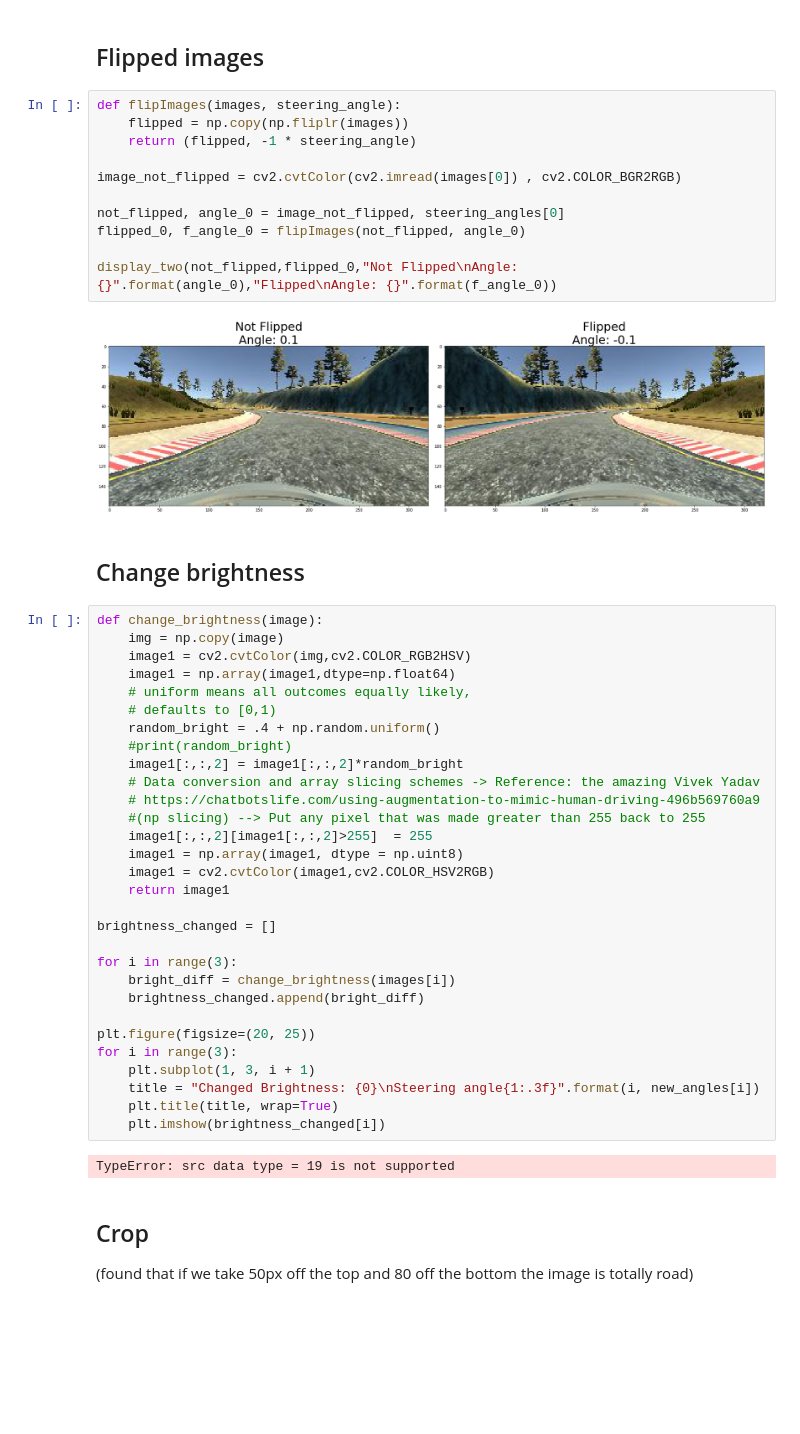
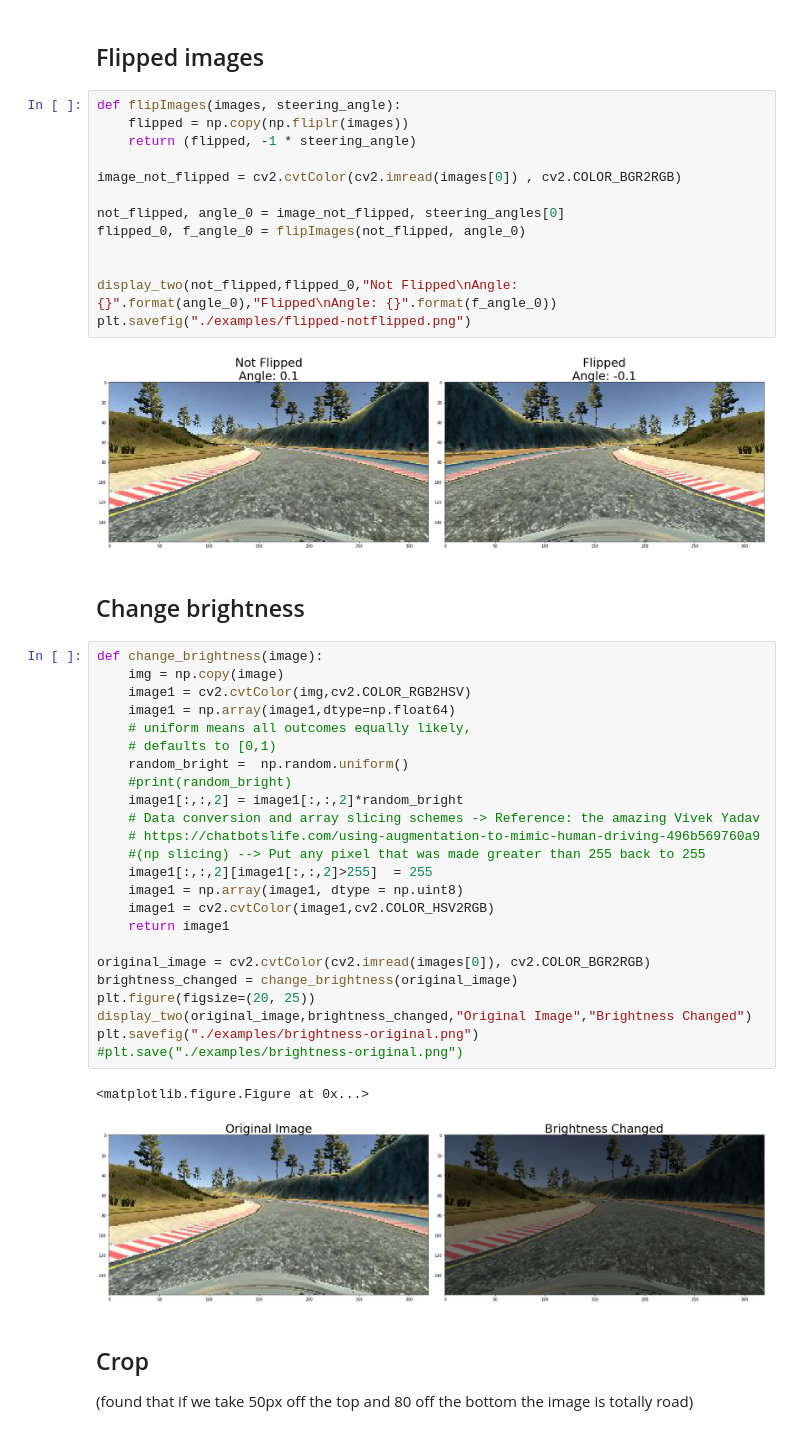
Before and after one commit to leclair-7/CarND-Behavioral-Cloning-P3, a Jupyter notebook: Preprocessing-Concepts.ipynb, the cells around one changed output. Cells and saved outputs as stored; diff of their text form; blank space fills up the shorter version.

```diff
--- a/Preprocessing-Concepts.ipynb
+++ b/Preprocessing-Concepts.ipynb
@@ -105,7 +105,9 @@ image_not_flipped = cv2.cvtColor(cv2.imread(images[0]) , cv2.COLOR_BGR2RGB)
 not_flipped, angle_0 = image_not_flipped, steering_angles[0]
 flipped_0, f_angle_0 = flipImages(not_flipped, angle_0)
 
+
 display_two(not_flipped,flipped_0,"Not Flipped\nAngle: {}".format(angle_0),"Flipped\nAngle: {}".format(f_angle_0))
+plt.savefig("./examples/flipped-notflipped.png")
 # %% [output]
 [figure]
 # %% [markdown]
@@ -113,35 +115,30 @@ display_two(not_flipped,flipped_0,"Not Flipped\nAngle: {}".format(angle_0),"Flip
 # %%
 def change_brightness(image):
     img = np.copy(image)
     image1 = cv2.cvtColor(img,cv2.COLOR_RGB2HSV)
     image1 = np.array(image1,dtype=np.float64)
     # uniform means all outcomes equally likely,
     # defaults to [0,1)
-    random_bright = .4 + np.random.uniform()
+    random_bright =  np.random.uniform()
     #print(random_bright)
     image1[:,:,2] = image1[:,:,2]*random_bright
     # Data conversion and array slicing schemes -> Reference: the amazing Vivek Yadav
     # https://chatbotslife.com/using-augmentation-to-mimic-human-driving-496b569760a9
     #(np slicing) --> Put any pixel that was made greater than 255 back to 255
     image1[:,:,2][image1[:,:,2]>255]  = 255
     image1 = np.array(image1, dtype = np.uint8)
     image1 = cv2.cvtColor(image1,cv2.COLOR_HSV2RGB)
     return image1
 
-brightness_changed = []
-
-for i in range(3):
-    bright_diff = change_brightness(images[i])
-    brightness_changed.append(bright_diff)
-
+original_image = cv2.cvtColor(cv2.imread(images[0]), cv2.COLOR_BGR2RGB)
+brightness_changed = change_brightness(original_image)
 plt.figure(figsize=(20, 25))
-for i in range(3):
-    plt.subplot(1, 3, i + 1)
-    title = "Changed Brightness: {0}\nSteering angle{1:.3f}".format(i, new_angles[i])
-    plt.title(title, wrap=True)
-    plt.imshow(brightness_changed[i])
+display_two(original_image,brightness_changed,"Original Image","Brightness Changed")
+plt.savefig("./examples/brightness-original.png")
+#plt.save("./examples/brightness-original.png")
 # %% [output]
-TypeError: src data type = 19 is not supported
+<matplotlib.figure.Figure at 0x...>
+[figure, added]
 # %% [markdown]
 ## Crop
 (found that if we take 50px off the top and 80 off the bottom the image is  totally road)
```
Also changed, not shown: parts of 9 cells of this notebook, 7 other files.
